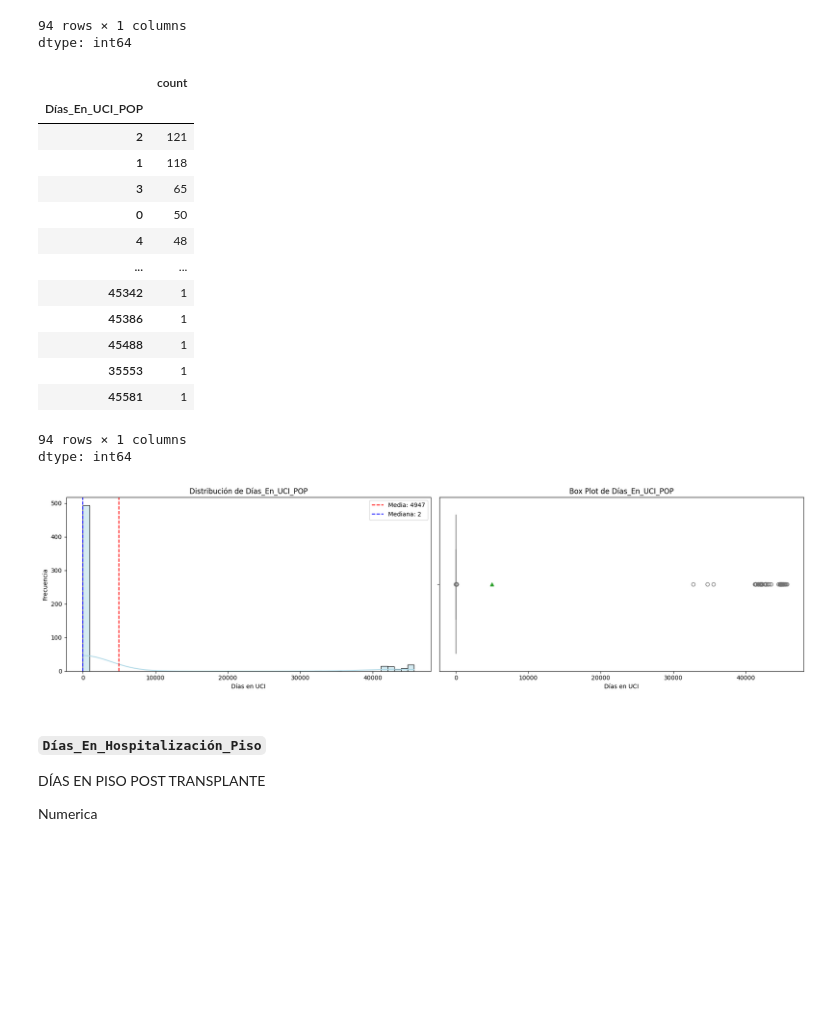
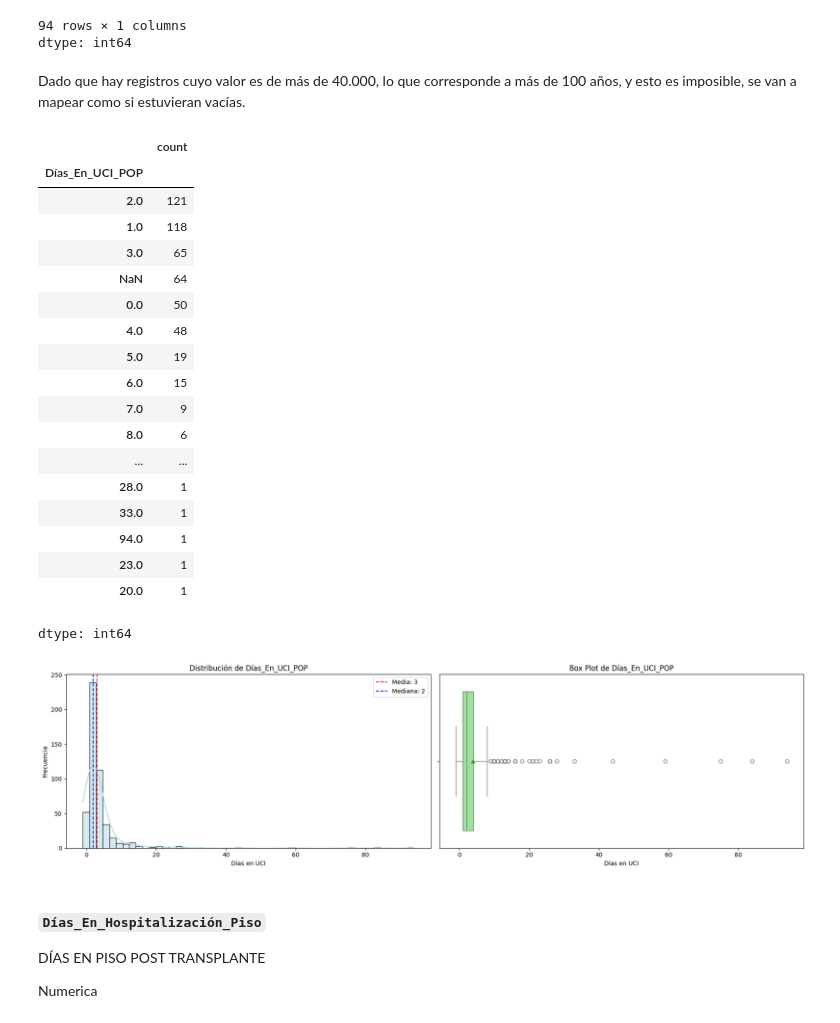
Before and after one commit to maperezp/Proyecto-CDA, a Jupyter notebook: src/proyecto_E1_Multi.ipynb, the cells around one changed output. Drawn from its saved outputs; the diff is of its cells as text; code cells hidden in the pictures; blank space fills up the shorter version.

```diff
--- a/src/proyecto_E1_Final.ipynb
+++ b/src/proyecto_E1_Multi.ipynb
@@ -1969,31 +1969,38 @@ df[col].value_counts()
 | 45581 | 1 |
 94 rows × 1 columns
 dtype: int64
+# %% [markdown]
+Dado que hay registros cuyo valor es de más de 40.000, lo que corresponde a más de 100 años, y esto es imposible, se van a mapear como si estuvieran vacías.
 # %%
 #Convertir a int y vacíos a -1
 s = pd.to_numeric(df[col], errors='coerce').fillna(GENERAL_MISSING).astype(int).copy()
+s = s.mask(s > 10000, np.nan)
 df_clean[col] = s.copy()
-df_clean[col].value_counts()
+df_clean[col].value_counts(dropna = False)
 # %% [output]
 |  | count |
 | Días_En_UCI_POP |  |
-| 2 | 121 |
-| 1 | 118 |
-| 3 | 65 |
-| 0 | 50 |
-| 4 | 48 |
+| 2.0 | 121 |
+| 1.0 | 118 |
+| 3.0 | 65 |
+| NaN | 64 |
+| 0.0 | 50 |
+| 4.0 | 48 |
+| 5.0 | 19 |
+| 6.0 | 15 |
+| 7.0 | 9 |
+| 8.0 | 6 |
 | ... | ... |
-| 45342 | 1 |
-| 45386 | 1 |
-| 45488 | 1 |
-| 35553 | 1 |
-| 45581 | 1 |
+| 28.0 | 1 |
+| 33.0 | 1 |
+| 94.0 | 1 |
+| 23.0 | 1 |
+| 20.0 | 1 |
-94 rows × 1 columns
 dtype: int64
 # %%
 graficar_var_numerica(df_clean, col, "Días en UCI")
 # %% [output]
-[figure, old version]
+[figure, new version]
 # %% [markdown]
 #### ``Días_En_Hospitalización_Piso``
 DÍAS EN PISO POST TRANSPLANTE
```
Also changed, not shown: parts of 10 cells of this notebook.
